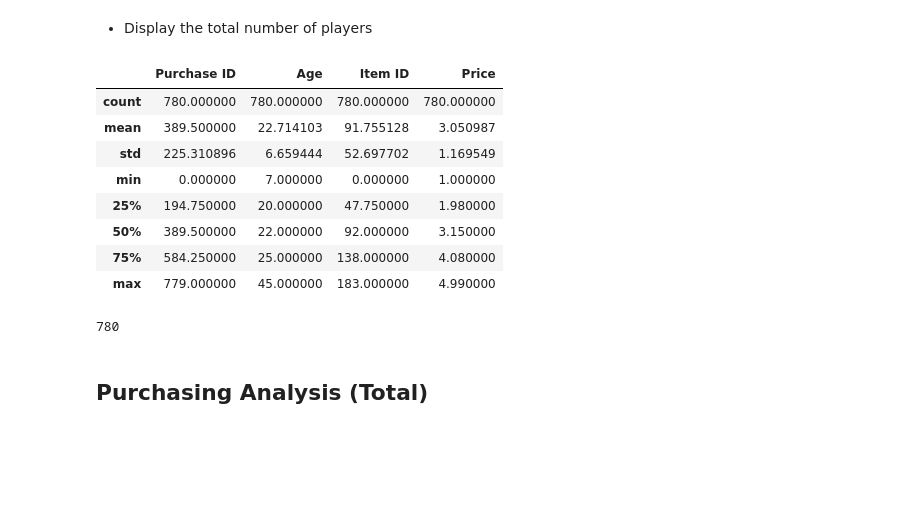
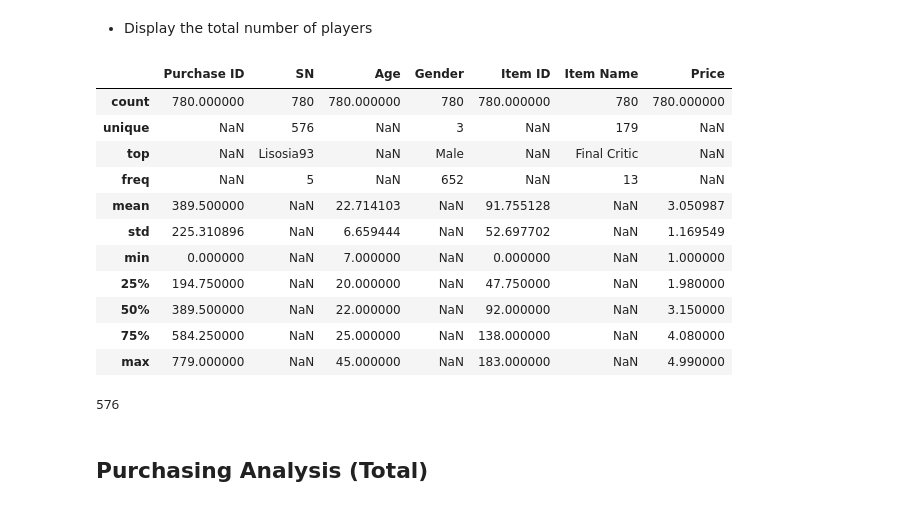
Before and after one commit to nairshanker/pandas-challenge, a Jupyter notebook: HeroesOfPymoli/HeroesOfPymoli_starter.ipynb, the cells around one changed output. Saved outputs shown, nothing was run; the diff lists cells and outputs as text; code cells hidden in the pictures; blank space fills up the shorter version.

```diff
--- a/HeroesOfPymoli/HeroesOfPymoli_starter.ipynb
+++ b/HeroesOfPymoli/HeroesOfPymoli_starter.ipynb
@@ -32,21 +61,26 @@ purchase_data_df.head()
 # %% [markdown]
 * Display the total number of players
 # %%
-purchase_data_df.describe()
+purchase_data_df.describe(include='all')
 # %% [output]
-|  | Purchase ID | Age | Item ID | Price |
-| count | 780.000000 | 780.000000 | 780.000000 | 780.000000 |
-| mean | 389.500000 | 22.714103 | 91.755128 | 3.050987 |
-| std | 225.310896 | 6.659444 | 52.697702 | 1.169549 |
-| min | 0.000000 | 7.000000 | 0.000000 | 1.000000 |
-| 25% | 194.750000 | 20.000000 | 47.750000 | 1.980000 |
-| 50% | 389.500000 | 22.000000 | 92.000000 | 3.150000 |
-| 75% | 584.250000 | 25.000000 | 138.000000 | 4.080000 |
-| max | 779.000000 | 45.000000 | 183.000000 | 4.990000 |
+|  | Purchase ID | SN | Age | Gender | Item ID | Item Name | Price |
+| count | 780.000000 | 780 | 780.000000 | 780 | 780.000000 | 780 | 780.000000 |
+| unique | NaN | 576 | NaN | 3 | NaN | 179 | NaN |
+| top | NaN | Lisosia93 | NaN | Male | NaN | Final Critic | NaN |
+| freq | NaN | 5 | NaN | 652 | NaN | 13 | NaN |
+| mean | 389.500000 | NaN | 22.714103 | NaN | 91.755128 | NaN | 3.050987 |
+| std | 225.310896 | NaN | 6.659444 | NaN | 52.697702 | NaN | 1.169549 |
+| min | 0.000000 | NaN | 7.000000 | NaN | 0.000000 | NaN | 1.000000 |
+| 25% | 194.750000 | NaN | 20.000000 | NaN | 47.750000 | NaN | 1.980000 |
+| 50% | 389.500000 | NaN | 22.000000 | NaN | 92.000000 | NaN | 3.150000 |
+| 75% | 584.250000 | NaN | 25.000000 | NaN | 138.000000 | NaN | 4.080000 |
+| max | 779.000000 | NaN | 45.000000 | NaN | 183.000000 | NaN | 4.990000 |
-# %%
-purchase_data_df["SN"].count()
-# %% [output]
-780
+# %%
+# Total number of Players:
+Total_Players = purchase_data_df["SN"].nunique()
+Total_Players
+# %% [output]
+576
 # %% [markdown]
 ## Purchasing Analysis (Total)
 # %% [markdown]
```
Also changed, not shown: parts of 36 cells of this notebook, 2 other files.
